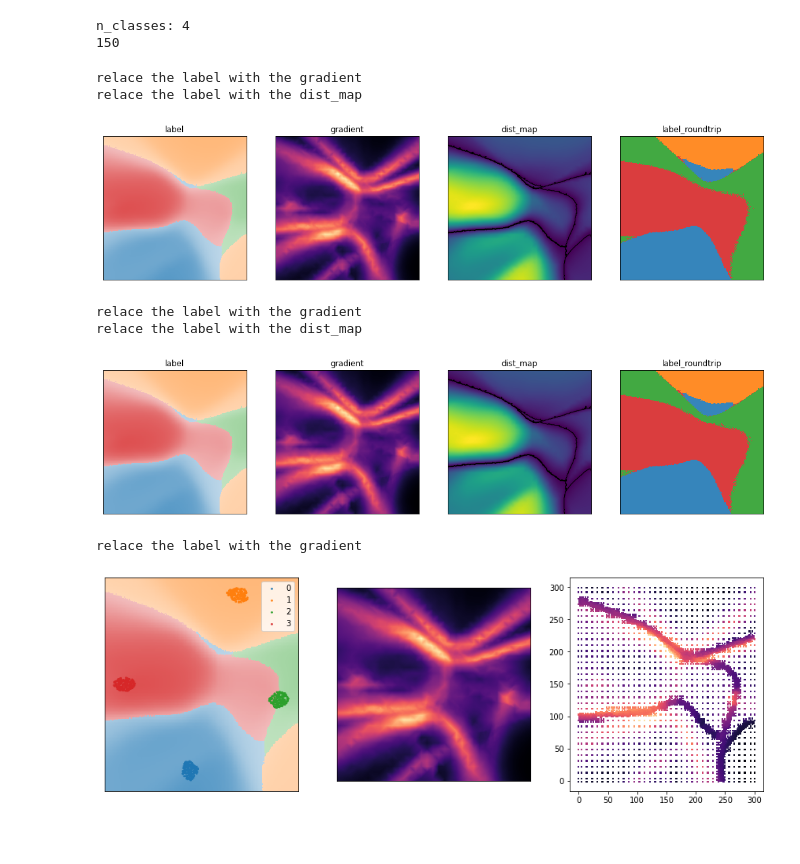
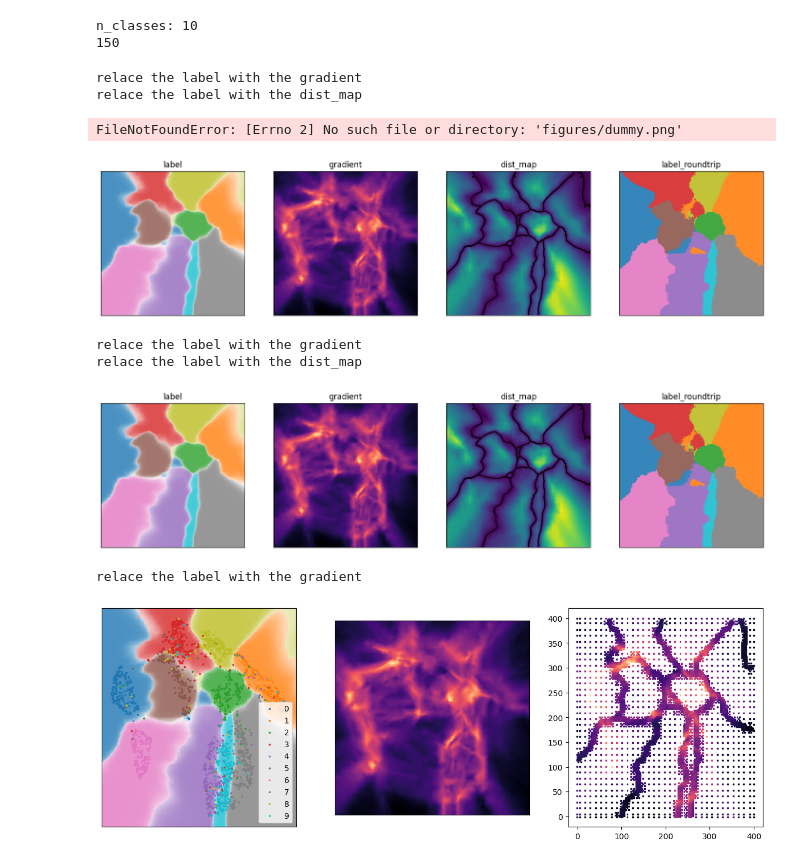
Before and after one commit to wuyuyu1024/map_builder, a Jupyter notebook: draft.ipynb, the cells around one changed output. Drawn from its saved outputs; the diff is of its cells as text; code cells hidden in the pictures.

```diff
--- a/draft.ipynb
+++ b/draft.ipynb
@@ -15,12 +21,12 @@ WARNING:tensorflow:From c:\Users\yuwan\scoop\apps\python\current\lib\site-packag
 # %%
 X, y = make_blobs(n_samples=800, centers=4, n_features=10, random_state=42)
 X = maxabs_scale(X)
-# X, y = fetch_openml('mnist_784', version=1, return_X_y=True, as_frame=False)
-# X = np.array(X)
-# y = np.array(y)
-# X = X.astype('float32') / 255.
-# y = y.astype('int')
-# X, _, y, _ = train_test_split(X, y, train_size=3000, test_size=2000, random_state=420)
+X, y = fetch_openml('mnist_784', version=1, return_X_y=True, as_frame=False)
+X = np.array(X)
+y = np.array(y)
+X = X.astype('float32') / 255.
+y = y.astype('int')
+X, _, y, _ = train_test_split(X, y, train_size=2000, test_size=2000, random_state=420)
 clf = LogisticRegression()
 clf.fit(X, y)
 # %% [output]
@@ -58,25 +71,26 @@ Epoch 150/150, Loss: 0.16549549
 # %%
 builder = MapBuilder(Pinv, None, X2d=X2D, X=X, y=y, scaling=0.9, P=P)
 # %% [output]
-n_classes: 4
+n_classes: 10
 150
 # %%
 conten_list = ['label', 'gradient',  'dist_map', 'label_roundtrip',]
 fast_strategy = True
 fig, ax = plt.subplots(1, 4, figsize=(18, 5))
 
 # builder.plot_decision_map(ax[0],  fast=fast_strategy, grid=200)
 # builder.plot_training_data(ax=ax[0])
 # builder.plot_gradient_map(ax[1],  fast=fast_strategy, grid=500)
 
 
 for i, content in enumerate(conten_list):
-    builder.plot_map(ax[i], content=content, fast=fast_strategy, grid=300)
+    builder.plot_map(ax[i], content=content, fast=fast_strategy, grid=400)
     ax[i].set_title(content)
     ax[i].set_aspect('equal')
 
 fig.savefig('figures/dummy.png', dpi=300)
 # %% [output]
 relace the label with the gradient
 relace the label with the dist_map
+FileNotFoundError: [Errno 2] No such file or directory: 'figures/dummy.png'
-[figure, old version]
+[figure, new version]
@@ -91,7 +107,7 @@ fig, ax = plt.subplots(1, 4, figsize=(18, 5))
 
 
 for i, content in enumerate(conten_list):
-    builder.plot_map(ax[i], content=content, fast=fast_strategy, grid=300)
+    builder.plot_map(ax[i], content=content, fast=fast_strategy, grid=400)
     ax[i].set_title(content)
     ax[i].set_aspect('equal')
 
@@ -99,7 +115,7 @@ fig.savefig('figures/fast.png', dpi=300)
 # %% [output]
 relace the label with the gradient
 relace the label with the dist_map
-[figure, old version]
+[figure, new version]
 # %%
 conten_list = ['label', 'gradient', 'label_roundtirp']
 fast_strategy = True
@@ -107,11 +123,11 @@ fig, ax = plt.subplots(1, 3, figsize=(15, 5))
 
 builder.plot_decision_map(ax[0],  fast=fast_strategy, grid=200)
 builder.plot_training_data(ax=ax[0])
-_, sparse = builder.plot_gradient_map(ax[1],  fast=fast_strategy, grid=300)
+_, sparse = builder.plot_gradient_map(ax[1],  fast=fast_strategy, grid=400)
 # builder.plot_boundary(ax[1], grid=400, fast=fast_strategy)
 ax[2].scatter(sparse[:, 0], sparse[:, 1], c=sparse[:, 2], cmap='magma', marker='s', s=2)
 
 fig.savefig('figures/spares.png', dpi=300)
 # %% [output]
 relace the label with the gradient
-[figure, old version]
+[figure, new version]
```
Also changed, not shown: parts of 4 cells of this notebook.
